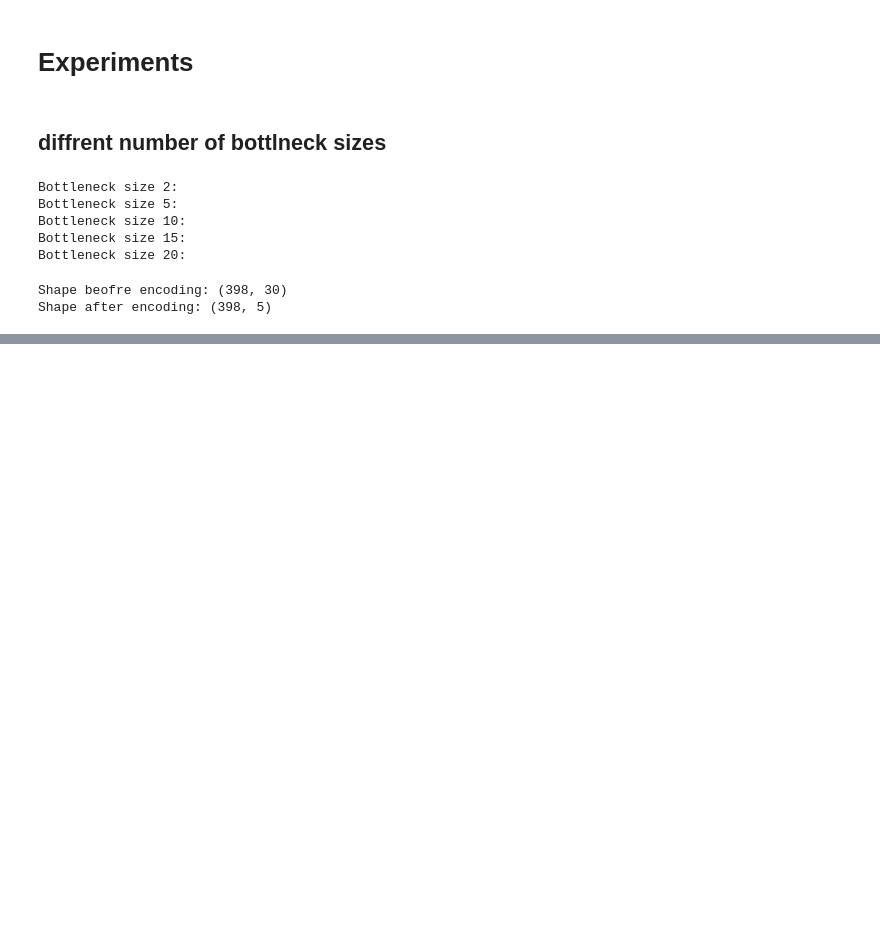
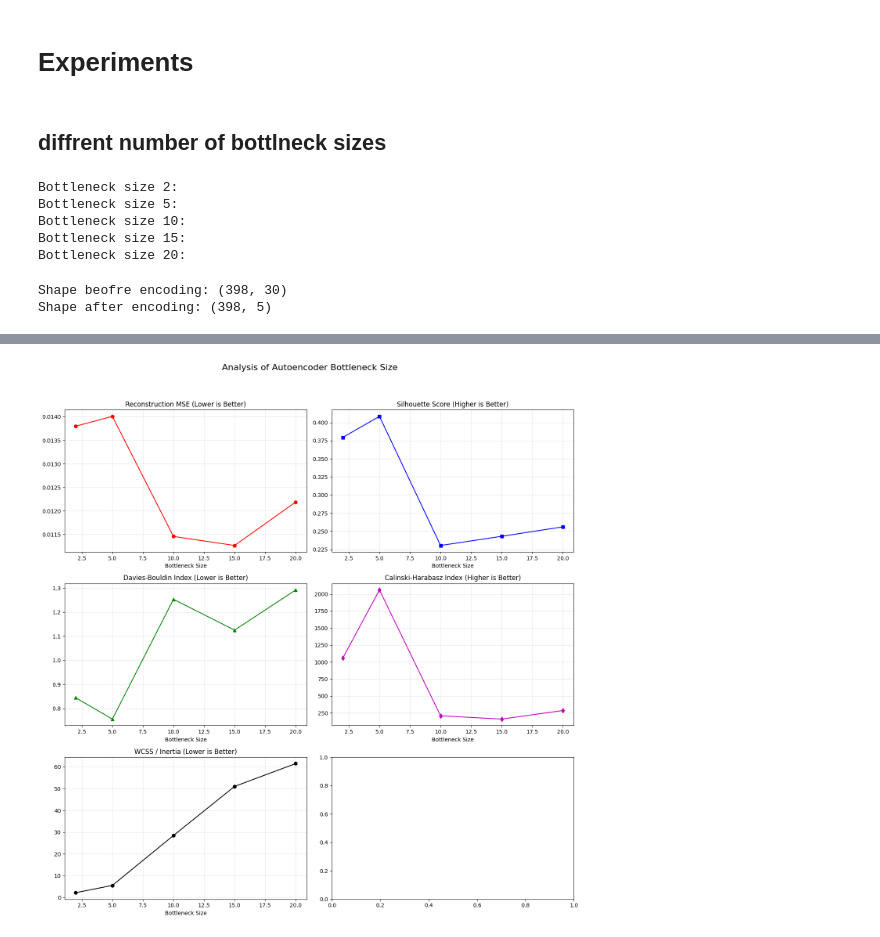
Before and after one commit to youssefmohamed0/ml_lab4, a Jupyter notebook: AE_and_someScores.ipynb, the cells around one changed output, grey strips where cells are left out. Drawn from its saved outputs; the diff is of its cells as text; code cells hidden in the pictures; blank space fills up the shorter version.

```diff
--- a/AE_and_someScores.ipynb
+++ b/AE_and_someScores.ipynb
@@ -127,0 +132,89 @@ Shape after encoding: (398, 5)
+# %%
+from autoencoder import *
+from metrics import *
+from kmeans import *
+from sklearn.metrics import adjusted_rand_score # TODO
+import matplotlib.pyplot as plt
+
+metrics = ClusteringMetrics()
+
+bottle_neck_sizes = [2, 5, 10, 15, 20]
+results = {
+    'size': [],
+    'mse': [],
+    'silhouette': [],
+    'db_idx': [],
+    'ch_idx': [],
+    'wcss': []
+}
+
+for i in bottle_neck_sizes:
+    print(f"\nEvaluating Bottleneck size {i}...")
+
+    # 1. Initialize and Train
+    autoencoder = Autoencoder(x_train_scaled.shape[1], [30, 28, 24], i, [24, 28, 30], 'relu', 0.01, 0.01)
+    autoencoder.fit(x_train_scaled, epochs=50, verbose=False)
+    # 2. Get Reconstruction Loss (MSE)
+    mse = autoencoder.evaluate_mse(x_train_scaled)
+    # 3. Get Compressed Features (Bottleneck)
+    encoded_features = autoencoder.encode(x_train_scaled)
+    # 4. Apply K-Means
+    k = 10
+    centroids = initialize(encoded_features, k)
+    centroids, clusters, _, _ = kmeans(data=encoded_features, centroids=centroids, tolerance=1e-4, max_iterations=100)
+
+
+    # 5. Calculate Performance Metrics
+    sil = metrics.silhouette_score(encoded_features, clusters)
+    db_idx = metrics.davies_bouldin_index(encoded_features, clusters)
+    ch_idx = metrics.calinski_harabasz_index(encoded_features, clusters)
+    wcss = metrics.within_cluster_sum(centroids, encoded_features, clusters)
+
+    # Store results
+    results['size'].append(i)
+    results['mse'].append(mse)
+    results['silhouette'].append(sil) # A higher silhouette Indicates that the samples are far from the neighboring clusters (very well clustered)
+    results['db_idx'].append(db_idx) # A lower DBI value indicates better clustering (tight clusters that are far apart)
+    results['ch_idx'].append(ch_idx) # Higher values indicate better defined, more separated clusters TODO
+    results['wcss'].append(wcss) # A lower value indicates data points are closer to their cluster's centroids TODO
+
+    print(f"MSE: {mse:.6f}| WCSS: {wcss:.2f} | Silhouette: {sil:.4f} | db_idx: {db_idx:.4f} | ch_idx: {ch_idx}")
+
+# --- Visualization ---
+# Create a figure with 4 subplots (2x2 grid)
+fig, axs = plt.subplots(3, 2, figsize=(14, 15))
+fig.suptitle('Analysis of Autoencoder Bottleneck Size', fontsize=16)
+
+# 1. Reconstruction MSE (Lower is Better)
+axs[0, 0].plot(results['size'], results['mse'], 'r-o')
+axs[0, 0].set_title('Reconstruction MSE (Lower is Better)')
+axs[0, 0].set_xlabel('Bottleneck Size')
+axs[0, 0].grid(True, alpha=0.3)
+
+# 2. Silhouette Score (Higher is Better)
+axs[0, 1].plot(results['size'], results['silhouette'], 'b-s')
+axs[0, 1].set_title('Silhouette Score (Higher is Better)')
+axs[0, 1].set_xlabel('Bottleneck Size')
+axs[0, 1].grid(True, alpha=0.3)
+
+# 3. Davies-Bouldin Index (Lower is Better)
+axs[1, 0].plot(results['size'], results['db_idx'], 'g-^')
+axs[1, 0].set_title('Davies-Bouldin Index (Lower is Better)')
+axs[1, 0].set_xlabel('Bottleneck Size')
+axs[1, 0].grid(True, alpha=0.3)
+
+# 4. Calinski-Harabasz Index (Higher is Better)
+axs[1, 1].plot(results['size'], results['ch_idx'], 'm-d')
+axs[1, 1].set_title('Calinski-Harabasz Index (Higher is Better)')
+axs[1, 1].set_xlabel('Bottleneck Size')
+axs[1, 1].grid(True, alpha=0.3)
+
+# 5. WCSS Plot (Lower is Better)
+axs[2, 0].plot(results['size'], results['wcss'], 'k-o')
+axs[2, 0].set_title('WCSS / Inertia (Lower is Better)')
+axs[2, 0].set_xlabel('Bottleneck Size')
+axs[2, 0].grid(True, alpha=0.3)
+
+plt.tight_layout(rect=[0, 0.03, 1, 0.95])
+plt.show()
+# %% [output]
@@ -127,0 +235 @@ Shape after encoding: (398, 5)
+[figure, added]
```
Also changed, not shown: parts of 8 cells of this notebook, 3 other files.
